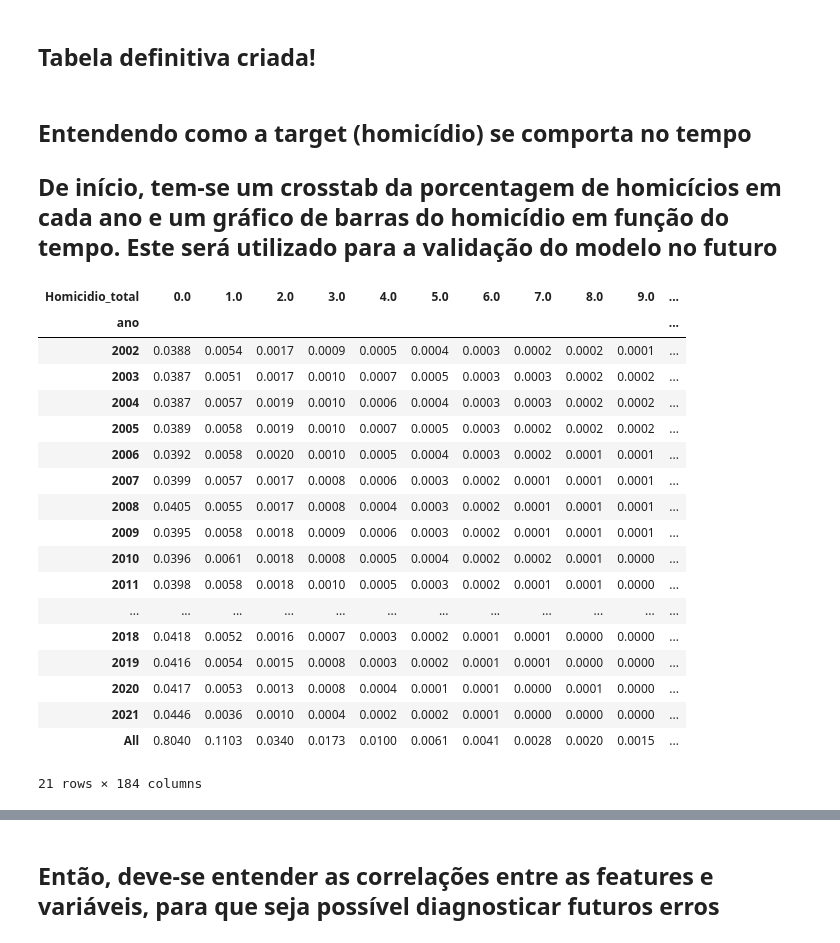
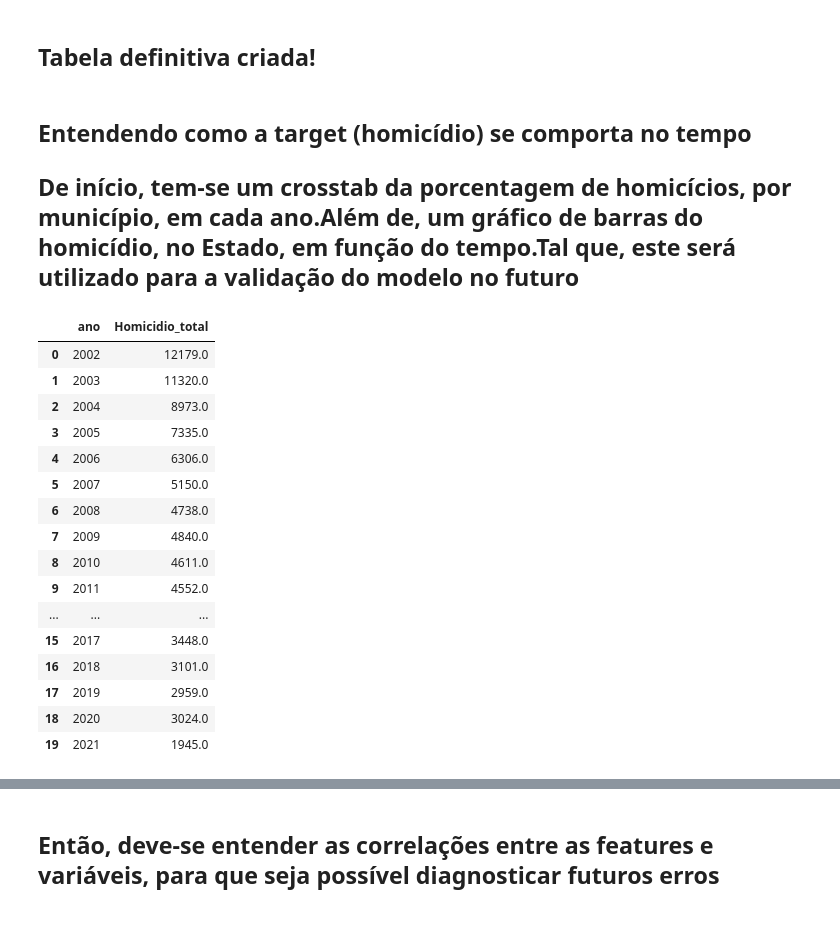
Before and after one commit to felipebns/P2_Cdados, a Jupyter notebook: p2_cdados.ipynb, the cells around one changed output, grey strips where cells are left out. Drawn from its saved outputs; the diff is of its cells as text; code cells hidden in the pictures.

Commit message:
ajustes gráficos

```diff
--- a/p2_cdados.ipynb
+++ b/p2_cdados.ipynb
@@ -168,26 +168,25 @@ tabela_sem_sp.describe()
 # %% [markdown]
 ## Entendendo como a target (homicídio) se comporta no tempo
 
-## De início, tem-se um crosstab da porcentagem de homicícios em cada ano e um gráfico de barras do homicídio em função do tempo. Este será utilizado para a validação do modelo no futuro
+## De início, tem-se um crosstab da porcentagem de homicícios, por município, em cada ano.Além de, um gráfico de barras do homicídio, no Estado,  em função do tempo.Tal que, este será utilizado para a validação do modelo no futuro
-# %%
-pd.crosstab(homicidio.ano, homicidio.Homicidio_total, normalize=True, margins=True).round(4)
-# %% [output]
-| Homicidio_total | 0.0 | 1.0 | 2.0 | 3.0 | 4.0 | 5.0 | 6.0 | 7.0 | 8.0 | 9.0 | ... |
-| ano |  |  |  |  |  |  |  |  |  |  | ... |
-| 2002 | 0.0388 | 0.0054 | 0.0017 | 0.0009 | 0.0005 | 0.0004 | 0.0003 | 0.0002 | 0.0002 | 0.0001 | ... |
-| 2003 | 0.0387 | 0.0051 | 0.0017 | 0.0010 | 0.0007 | 0.0005 | 0.0003 | 0.0003 | 0.0002 | 0.0002 | ... |
-| 2004 | 0.0387 | 0.0057 | 0.0019 | 0.0010 | 0.0006 | 0.0004 | 0.0003 | 0.0003 | 0.0002 | 0.0002 | ... |
-| 2005 | 0.0389 | 0.0058 | 0.0019 | 0.0010 | 0.0007 | 0.0005 | 0.0003 | 0.0002 | 0.0002 | 0.0002 | ... |
-| 2006 | 0.0392 | 0.0058 | 0.0020 | 0.0010 | 0.0005 | 0.0004 | 0.0003 | 0.0002 | 0.0001 | 0.0001 | ... |
-| 2007 | 0.0399 | 0.0057 | 0.0017 | 0.0008 | 0.0006 | 0.0003 | 0.0002 | 0.0001 | 0.0001 | 0.0001 | ... |
-| 2008 | 0.0405 | 0.0055 | 0.0017 | 0.0008 | 0.0004 | 0.0003 | 0.0002 | 0.0001 | 0.0001 | 0.0001 | ... |
-| 2009 | 0.0395 | 0.0058 | 0.0018 | 0.0009 | 0.0006 | 0.0003 | 0.0002 | 0.0001 | 0.0001 | 0.0001 | ... |
-| 2010 | 0.0396 | 0.0061 | 0.0018 | 0.0008 | 0.0005 | 0.0004 | 0.0002 | 0.0002 | 0.0001 | 0.0000 | ... |
-| 2011 | 0.0398 | 0.0058 | 0.0018 | 0.0010 | 0.0005 | 0.0003 | 0.0002 | 0.0001 | 0.0001 | 0.0000 | ... |
-| ... | ... | ... | ... | ... | ... | ... | ... | ... | ... | ... | ... |
-| 2018 | 0.0418 | 0.0052 | 0.0016 | 0.0007 | 0.0003 | 0.0002 | 0.0001 | 0.0001 | 0.0000 | 0.0000 | ... |
-| 2019 | 0.0416 | 0.0054 | 0.0015 | 0.0008 | 0.0003 | 0.0002 | 0.0001 | 0.0001 | 0.0000 | 0.0000 | ... |
-| 2020 | 0.0417 | 0.0053 | 0.0013 | 0.0008 | 0.0004 | 0.0001 | 0.0001 | 0.0000 | 0.0001 | 0.0000 | ... |
-| 2021 | 0.0446 | 0.0036 | 0.0010 | 0.0004 | 0.0002 | 0.0002 | 0.0001 | 0.0000 | 0.0000 | 0.0000 | ... |
-| All | 0.8040 | 0.1103 | 0.0340 | 0.0173 | 0.0100 | 0.0061 | 0.0041 | 0.0028 | 0.0020 | 0.0015 | ... |
-21 rows × 184 columns
+# %%
+homicidio_estado = homicidio.groupby(['ano']).agg({'Homicidio_total': 'sum'}).reset_index()
+homicidio_estado #mostra o numero de homicidios totais no Estado de São Paulo
+# %% [output]
+|  | ano | Homicidio_total |
+| 0 | 2002 | 12179.0 |
+| 1 | 2003 | 11320.0 |
+| 2 | 2004 | 8973.0 |
+| 3 | 2005 | 7335.0 |
+| 4 | 2006 | 6306.0 |
+| 5 | 2007 | 5150.0 |
+| 6 | 2008 | 4738.0 |
+| 7 | 2009 | 4840.0 |
+| 8 | 2010 | 4611.0 |
+| 9 | 2011 | 4552.0 |
+| ... | ... | ... |
+| 15 | 2017 | 3448.0 |
+| 16 | 2018 | 3101.0 |
+| 17 | 2019 | 2959.0 |
+| 18 | 2020 | 3024.0 |
+| 19 | 2021 | 1945.0 |
```
Also changed, not shown: parts of 6 cells of this notebook.
